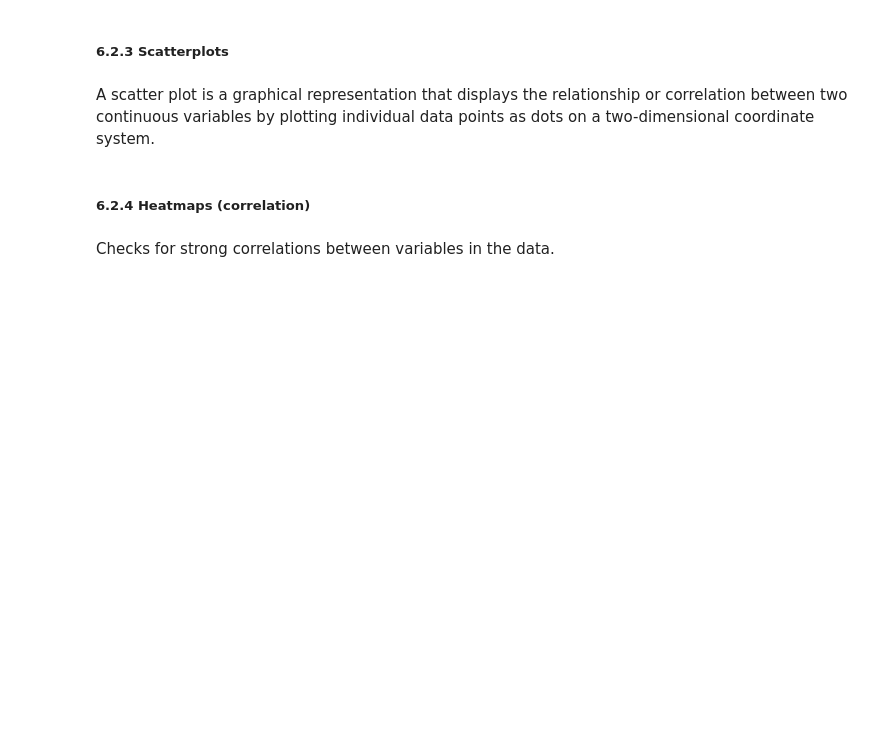
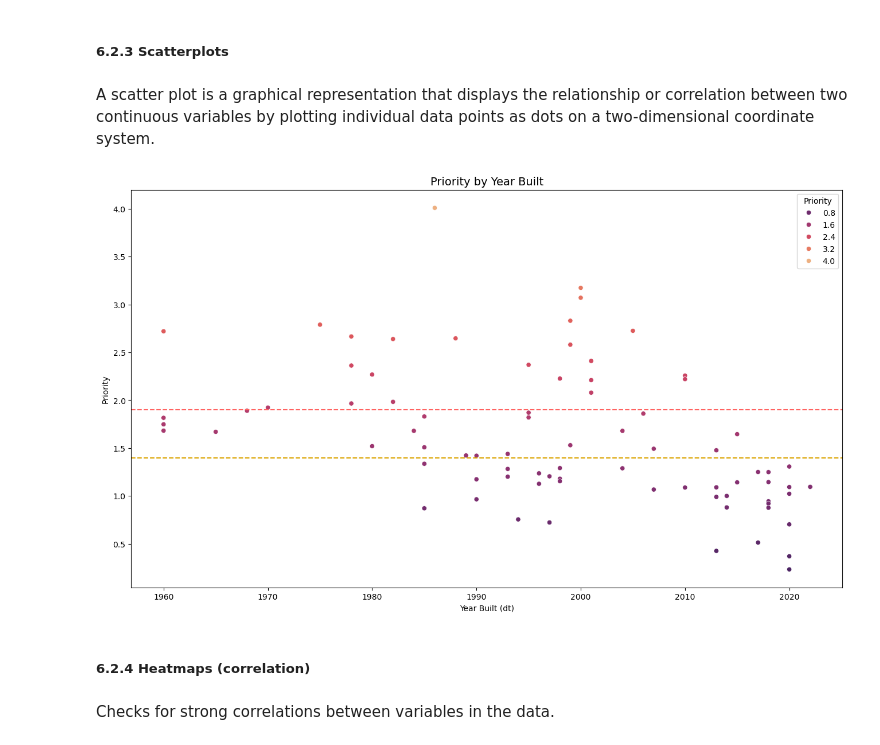
Before and after one commit to harrisbienn/data_science_notebook_templates, a Jupyter notebook: 01_exploratory_data_analysis.ipynb, the cells around one changed output. Cells and saved outputs as stored; diff of their text form; code cells hidden in the pictures; blank space fills up the shorter version.

```diff
--- a/01_exploratory_data_analysis.ipynb
+++ b/01_exploratory_data_analysis.ipynb
@@ -1030,18 +1143,23 @@ A scatter plot is a graphical representation that displays the relationship or c
 # %%
 # Create scatterplot of `X_1` versus `X_2`
 plt.figure(figsize=(16, 9))
 
 sns.scatterplot(
-    data=df1,
-    x='X_1',
-    y='X_2',
-    hue='variable_x',
-    alpha=0.4
+    data=bridge_gdf,
+    x='Year Built (dt)',
+    y='Priority',
+    hue='Priority',
+    palette='flare_r',
+    alpha=1
 )
-plt.axvline(x=insert_value, color='#ff6361', label='string_label', ls='--')
-plt.legend(labels=['name1', 'name2', 'name3'])
+#plt.axvline(x=1, color='#ff6361', label='', ls='--')
+plt.axhline(y=1.9, color='#ff6361', label='Cutoff', ls='--')
+plt.axhline(y=1.4, color='#dba400', label='Cutoff', ls='--')
+#plt.legend(labels=['name1', 'name2', 'name3'])
 
-plt.title('Title', fontsize='14');
+plt.title('Priority by Year Built', fontsize='14');
+# %% [output]
+[figure, added]
 # %% [markdown]
 ##### 6.2.4 Heatmaps (correlation)
 # %% [markdown]
```
Also changed, not shown: parts of 34 cells of this notebook.
